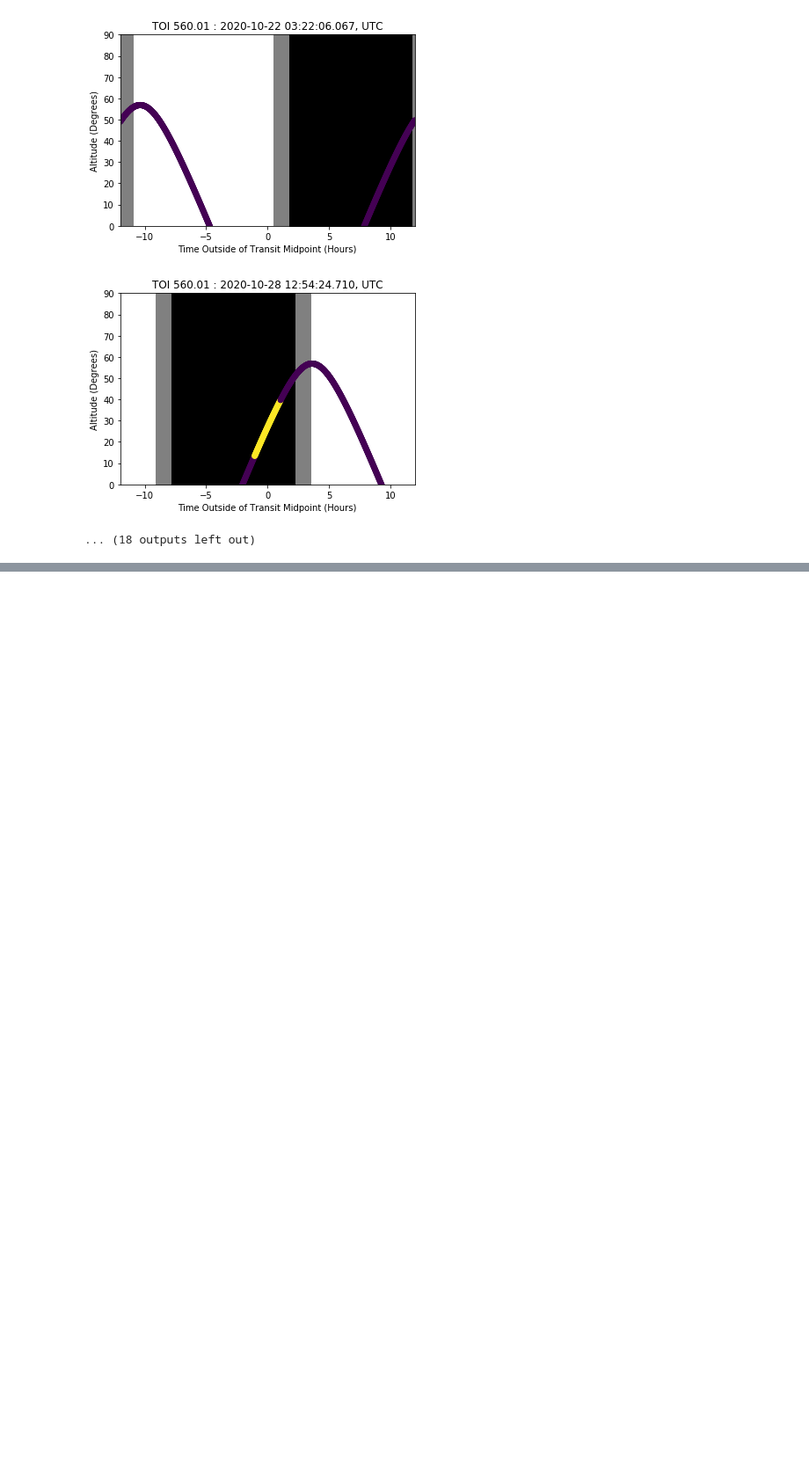
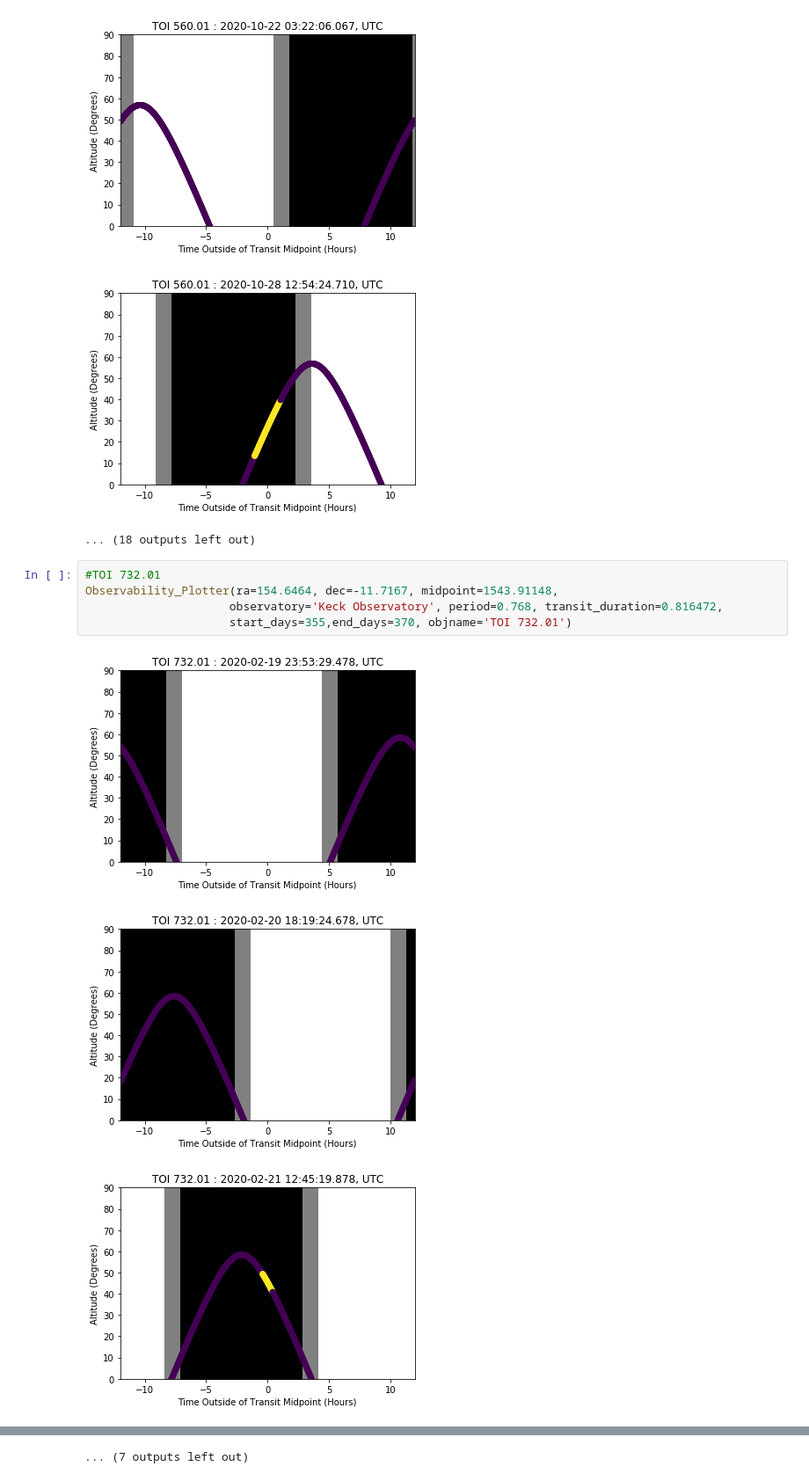
Before and after one commit to murphyjm/tks_targets_shared, a Jupyter notebook: misc_and_older_versions/transit_observability_calc.ipynb, the cells around one changed output, grey strips where cells are left out. Shown at 88% size. Saved outputs shown, nothing was run; the diff lists cells and outputs as text; blank space fills up the shorter version.

```diff
--- a/transit_observability_calc.ipynb
+++ b/misc_and_older_versions/transit_observability_calc.ipynb
@@ -117,3 +117,12 @@ WARNING: Tried to get polar motions for times after IERS data is valid. Defaulti
 [figure]
 [figure]
 ... (18 outputs left out)
+# %%
+#TOI 732.01
+Observability_Plotter(ra=154.6464, dec=-11.7167, midpoint=1543.91148,
+                     observatory='Keck Observatory', period=0.768, transit_duration=0.816472,
+                     start_days=355,end_days=370, objname='TOI 732.01')
+# %% [output]
+[figure, added]
+[figure, added]
+[figure, added]
@@ -119,0 +138 @@ WARNING: Tried to get polar motions for times after IERS data is valid. Defaulti
+... (7 outputs left out)
```
Also changed, not shown: parts of 1 cell of this notebook, 29 other files.
